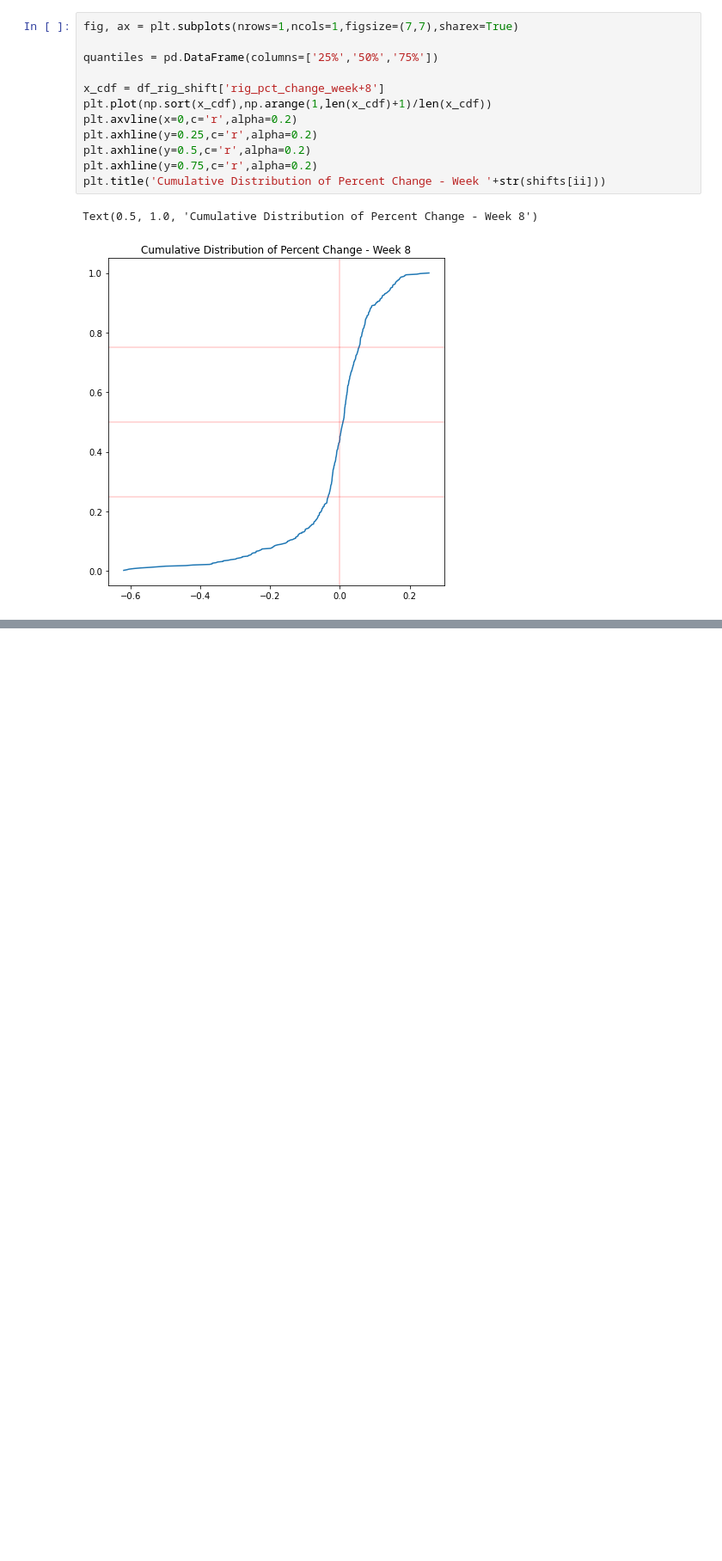
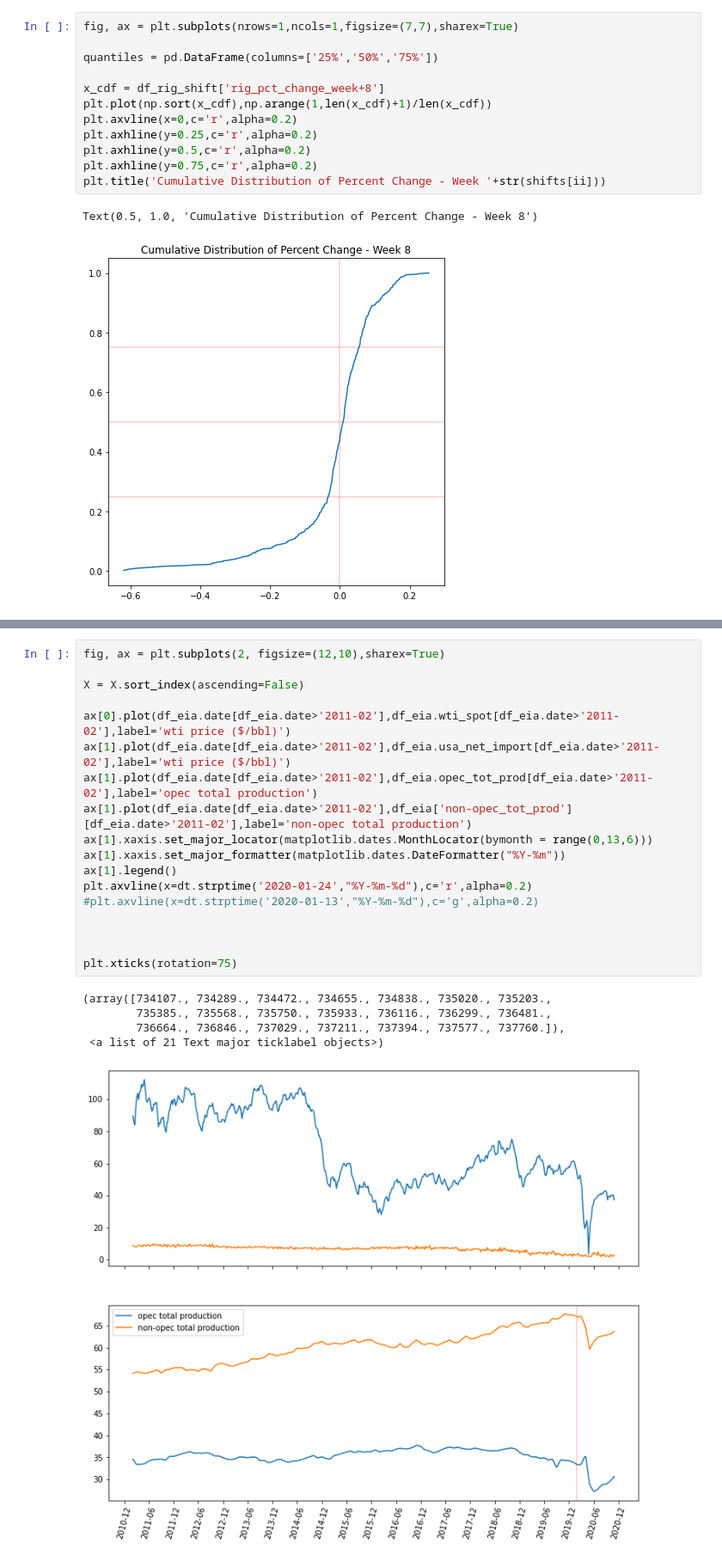
Before and after one commit to brspencer90/rig-count_L48, a Jupyter notebook: notebooks/02_Classification/3.1_EDA_class.ipynb, the cells around one changed output, grey strips where cells are left out. Shown at 86% size. Drawn from its saved outputs; the diff is of its cells as text; blank space fills up the shorter version.

```diff
--- a/notebooks/02_Classification/3.1_EDA_class.ipynb
+++ b/notebooks/02_Classification/3.1_EDA_class.ipynb
@@ -808,0 +832,24 @@ Text(0.5, 1.0, 'Cumulative Distribution of Percent Change - Week 8')
+# %%
+fig, ax = plt.subplots(2, figsize=(12,10),sharex=True)
+
+X = X.sort_index(ascending=False)
+
+ax[0].plot(df_eia.date[df_eia.date>'2011-02'],df_eia.wti_spot[df_eia.date>'2011-02'],label='wti price ($/bbl)')
+ax[1].plot(df_eia.date[df_eia.date>'2011-02'],df_eia.usa_net_import[df_eia.date>'2011-02'],label='wti price ($/bbl)')
+ax[1].plot(df_eia.date[df_eia.date>'2011-02'],df_eia.opec_tot_prod[df_eia.date>'2011-02'],label='opec total production')
+ax[1].plot(df_eia.date[df_eia.date>'2011-02'],df_eia['non-opec_tot_prod'][df_eia.date>'2011-02'],label='non-opec total production')
+ax[1].xaxis.set_major_locator(matplotlib.dates.MonthLocator(bymonth = range(0,13,6)))
+ax[1].xaxis.set_major_formatter(matplotlib.dates.DateFormatter("%Y-%m"))
+ax[1].legend()
+plt.axvline(x=dt.strptime('2020-01-24',"%Y-%m-%d"),c='r',alpha=0.2)
+#plt.axvline(x=dt.strptime('2020-01-13',"%Y-%m-%d"),c='g',alpha=0.2)
+
+
+
+plt.xticks(rotation=75)
+# %% [output]
+(array([734107., 734289., 734472., 734655., 734838., 735020., 735203.,
+        735385., 735568., 735750., 735933., 736116., 736299., 736481.,
+        736664., 736846., 737029., 737211., 737394., 737577., 737760.]),
+ <a list of 21 Text major ticklabel objects>)
+[figure, added]
```
Also changed, not shown: parts of 1 cell of this notebook, 9 other files.
